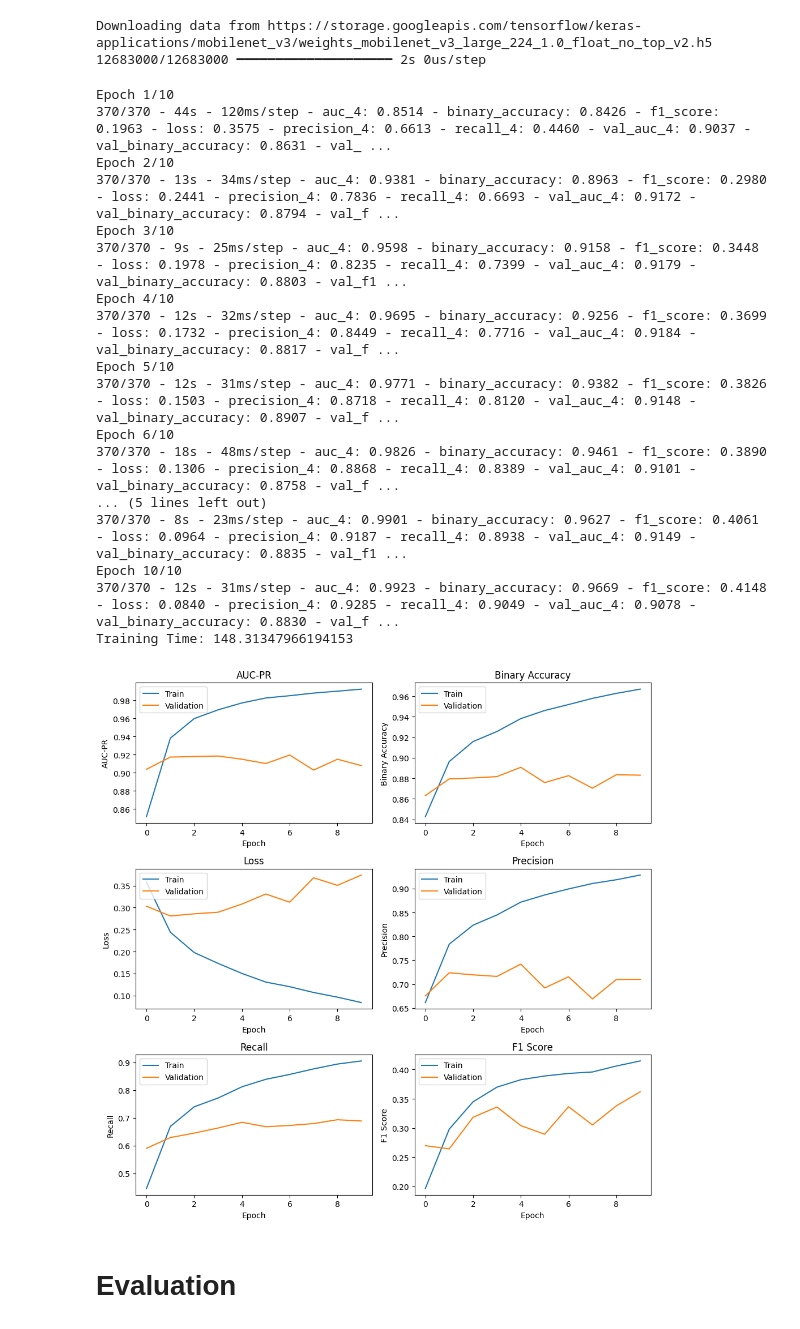
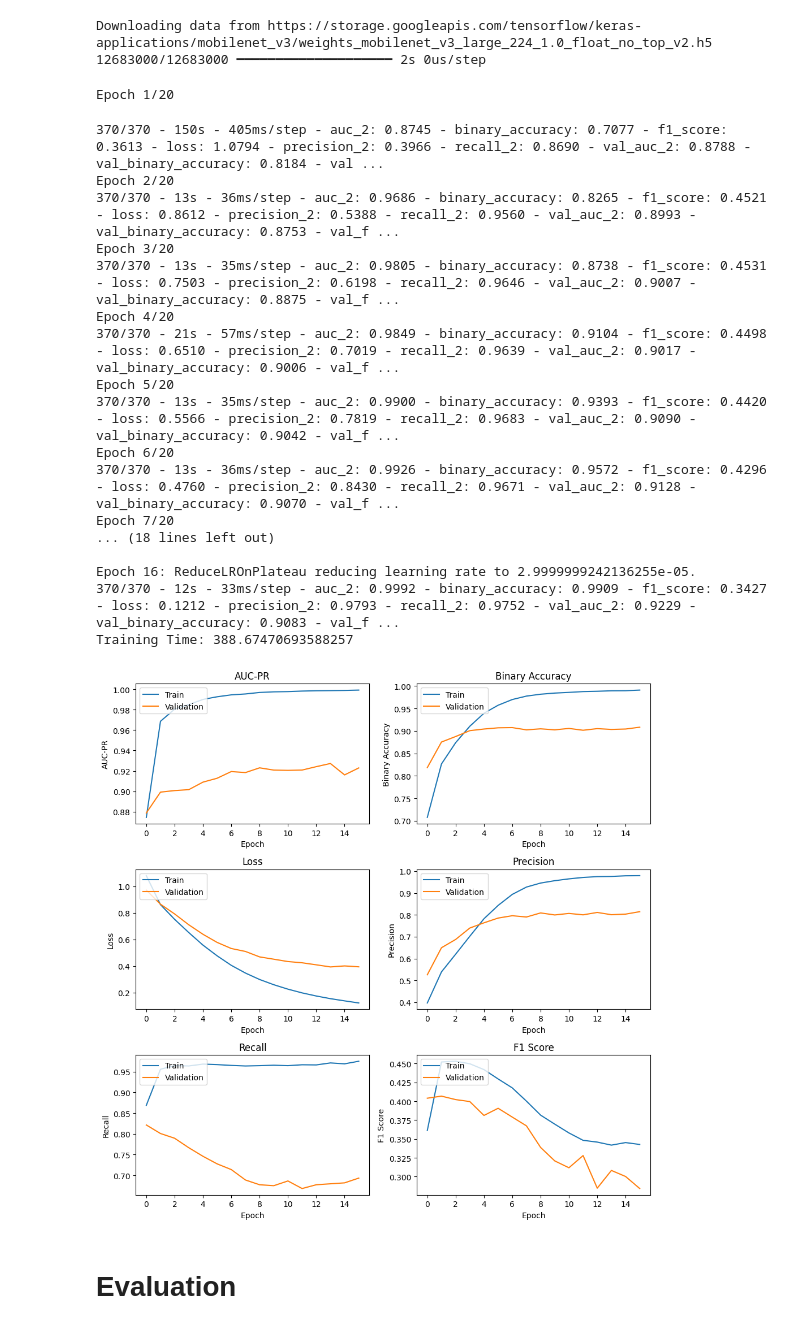
Before and after one commit to Vaneryn/emeowtions-ml, a Jupyter notebook: notebooks/train_mobilenet.ipynb, the cells around one changed output. Cells and saved outputs as stored; diff of their text form; code cells hidden in the pictures.

Commit message:
Train v6-4

```diff
--- a/notebooks/train_mobilenet.ipynb
+++ b/notebooks/train_mobilenet.ipynb
@@ -34,7 +34,7 @@ Hyperparameters
 # %%
 BATCH_SIZE = 16
 EPOCH = 20
-LEARNING_RATE = 0.001
+LEARNING_RATE = 0.0001
 # %% [markdown]
 Load dataset files (local)
 # %%
@@ -216,7 +216,7 @@ Downloading data from https://storage.googleapis.com/tensorflow/keras-applicatio
 time_callback = TimeHistory()
 
 # Unfreeze the top layers of MobileNet
-for layer in mobilenet.layers[-10]
+for layer in mobilenet.layers[-10:]:
   layer.trainable = True
 
 # Build custom multi-label classification mode on top of the MobileNetV3 base model,
@@ -225,10 +225,13 @@ emeowtions_model = keras.models.Sequential([
     mobilenet,
     layers.GlobalAveragePooling2D(),
     layers.Dense(512, activation='relu', kernel_regularizer=regularizers.l2(0.001)),
+    layers.BatchNormalization(),
     layers.Dropout(0.4),
     layers.Dense(256, activation='relu', kernel_regularizer=regularizers.l2(0.001)),
+    layers.BatchNormalization(),
     layers.Dropout(0.4),
     layers.Dense(128, activation='relu', kernel_regularizer=regularizers.l2(0.001)),
+    layers.BatchNormalization(),
     layers.Dropout(0.4),
     layers.Dense(NUM_CLASSES, activation='sigmoid')
 ])
@@ -249,14 +252,14 @@ emeowtions_model.compile(
 # Callbacks
 early_stopping = EarlyStopping(
     monitor='val_loss',
-    patience=5,
+    patience=3,
     restore_best_weights=True
 )
 
 reduce_lr = ReduceLROnPlateau(
     monitor='val_loss',
     factor=0.5,
-    patience=3,
+    patience=2,
     min_lr=1e-6,
     verbose=1
 )
@@ -272,23 +275,24 @@ history = emeowtions_model.fit(
 
 print('Training Time:', sum(time_callback.times))
 # %% [output]
-Epoch 1/10
-370/370 - 44s - 120ms/step - auc_4: 0.8514 - binary_accuracy: 0.8426 - f1_score: 0.1963 - loss: 0.3575 - precision_4: 0.6613 - recall_4: 0.4460 - val_auc_4: 0.9037 - val_binary_accuracy: 0.8631 - val_ ...
-Epoch 2/10
-370/370 - 13s - 34ms/step - auc_4: 0.9381 - binary_accuracy: 0.8963 - f1_score: 0.2980 - loss: 0.2441 - precision_4: 0.7836 - recall_4: 0.6693 - val_auc_4: 0.9172 - val_binary_accuracy: 0.8794 - val_f ...
-Epoch 3/10
-370/370 - 9s - 25ms/step - auc_4: 0.9598 - binary_accuracy: 0.9158 - f1_score: 0.3448 - loss: 0.1978 - precision_4: 0.8235 - recall_4: 0.7399 - val_auc_4: 0.9179 - val_binary_accuracy: 0.8803 - val_f1 ...
-Epoch 4/10
-370/370 - 12s - 32ms/step - auc_4: 0.9695 - binary_accuracy: 0.9256 - f1_score: 0.3699 - loss: 0.1732 - precision_4: 0.8449 - recall_4: 0.7716 - val_auc_4: 0.9184 - val_binary_accuracy: 0.8817 - val_f ...
-Epoch 5/10
-370/370 - 12s - 31ms/step - auc_4: 0.9771 - binary_accuracy: 0.9382 - f1_score: 0.3826 - loss: 0.1503 - precision_4: 0.8718 - recall_4: 0.8120 - val_auc_4: 0.9148 - val_binary_accuracy: 0.8907 - val_f ...
-Epoch 6/10
-370/370 - 18s - 48ms/step - auc_4: 0.9826 - binary_accuracy: 0.9461 - f1_score: 0.3890 - loss: 0.1306 - precision_4: 0.8868 - recall_4: 0.8389 - val_auc_4: 0.9101 - val_binary_accuracy: 0.8758 - val_f ...
-... (5 lines left out)
-370/370 - 8s - 23ms/step - auc_4: 0.9901 - binary_accuracy: 0.9627 - f1_score: 0.4061 - loss: 0.0964 - precision_4: 0.9187 - recall_4: 0.8938 - val_auc_4: 0.9149 - val_binary_accuracy: 0.8835 - val_f1 ...
-Epoch 10/10
-370/370 - 12s - 31ms/step - auc_4: 0.9923 - binary_accuracy: 0.9669 - f1_score: 0.4148 - loss: 0.0840 - precision_4: 0.9285 - recall_4: 0.9049 - val_auc_4: 0.9078 - val_binary_accuracy: 0.8830 - val_f ...
-Training Time: 148.31347966194153
+Epoch 1/20
+370/370 - 150s - 405ms/step - auc_2: 0.8745 - binary_accuracy: 0.7077 - f1_score: 0.3613 - loss: 1.0794 - precision_2: 0.3966 - recall_2: 0.8690 - val_auc_2: 0.8788 - val_binary_accuracy: 0.8184 - val ...
+Epoch 2/20
+370/370 - 13s - 36ms/step - auc_2: 0.9686 - binary_accuracy: 0.8265 - f1_score: 0.4521 - loss: 0.8612 - precision_2: 0.5388 - recall_2: 0.9560 - val_auc_2: 0.8993 - val_binary_accuracy: 0.8753 - val_f ...
+Epoch 3/20
+370/370 - 13s - 35ms/step - auc_2: 0.9805 - binary_accuracy: 0.8738 - f1_score: 0.4531 - loss: 0.7503 - precision_2: 0.6198 - recall_2: 0.9646 - val_auc_2: 0.9007 - val_binary_accuracy: 0.8875 - val_f ...
+Epoch 4/20
+370/370 - 21s - 57ms/step - auc_2: 0.9849 - binary_accuracy: 0.9104 - f1_score: 0.4498 - loss: 0.6510 - precision_2: 0.7019 - recall_2: 0.9639 - val_auc_2: 0.9017 - val_binary_accuracy: 0.9006 - val_f ...
+Epoch 5/20
+370/370 - 13s - 35ms/step - auc_2: 0.9900 - binary_accuracy: 0.9393 - f1_score: 0.4420 - loss: 0.5566 - precision_2: 0.7819 - recall_2: 0.9683 - val_auc_2: 0.9090 - val_binary_accuracy: 0.9042 - val_f ...
+Epoch 6/20
+370/370 - 13s - 36ms/step - auc_2: 0.9926 - binary_accuracy: 0.9572 - f1_score: 0.4296 - loss: 0.4760 - precision_2: 0.8430 - recall_2: 0.9671 - val_auc_2: 0.9128 - val_binary_accuracy: 0.9070 - val_f ...
+Epoch 7/20
+... (18 lines left out)
+
+Epoch 16: ReduceLROnPlateau reducing learning rate to 2.9999999242136255e-05.
+370/370 - 12s - 33ms/step - auc_2: 0.9992 - binary_accuracy: 0.9909 - f1_score: 0.3427 - loss: 0.1212 - precision_2: 0.9793 - recall_2: 0.9752 - val_auc_2: 0.9229 - val_binary_accuracy: 0.9083 - val_f ...
+Training Time: 388.67470693588257
 # %%
 # Plots metric graph
 def plot_metric(ax, history, metric_name, title):
@@ -301,37 +305,37 @@ def plot_metric(ax, history, metric_name, title):
       train_metric = average_f1_scores
 
       f1_scores_np = np.array(val_metric)
       average_f1_scores = np.mean(f1_scores_np, axis=1)
       val_metric = average_f1_scores
 
     ax.plot(train_metric)
     ax.plot(val_metric)
     ax.set_title(title)
     ax.set_xlabel('Epoch')
     ax.set_ylabel(title)
     ax.legend(['Train', 'Validation'], loc='upper left')
 
 # Plot figure
 fig, axes = plt.subplots(3, 2, figsize=(10, 10))
 axes = axes.flatten()
 ax1 = axes[0]
 ax2 = axes[1]
 ax3 = axes[2]
 ax4 = axes[3]
 ax5 = axes[4]
 ax6 = axes[5]
 
-plot_metric(ax1, history, 'auc_4', 'AUC-PR')
+plot_metric(ax1, history, 'auc_2', 'AUC-PR')
 plot_metric(ax2, history, 'binary_accuracy', 'Binary Accuracy')
 plot_metric(ax3, history, 'loss', 'Loss')
-plot_metric(ax4, history, 'precision_4', 'Precision')
-plot_metric(ax5, history, 'recall_4', 'Recall')
+plot_metric(ax4, history, 'precision_2', 'Precision')
+plot_metric(ax5, history, 'recall_2', 'Recall')
 plot_metric(ax6, history, 'f1_score', 'F1 Score')
 
 plt.tight_layout()
 plt.show()
 # %% [output]
-[figure, old version]
+[figure, new version]
 # %% [markdown]
 # Evaluation
 # %% [markdown]
```
Also changed, not shown: parts of 4 cells of this notebook.
